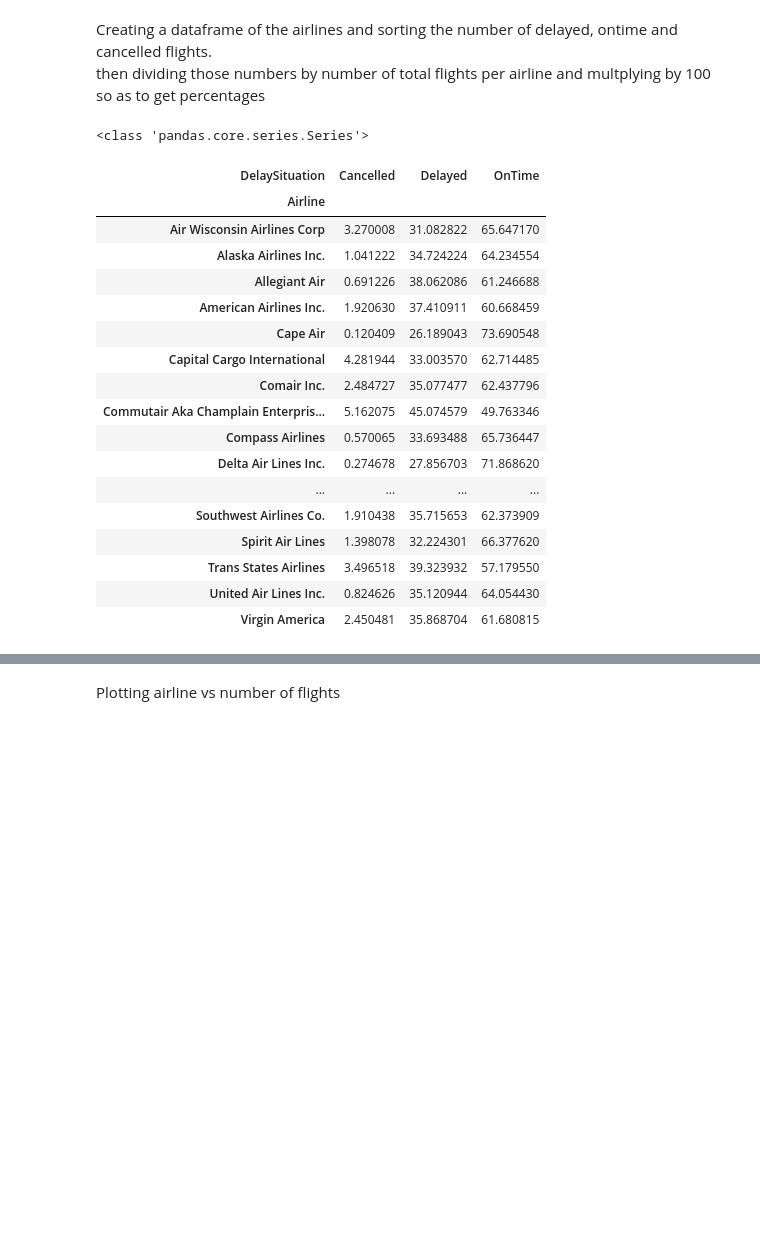
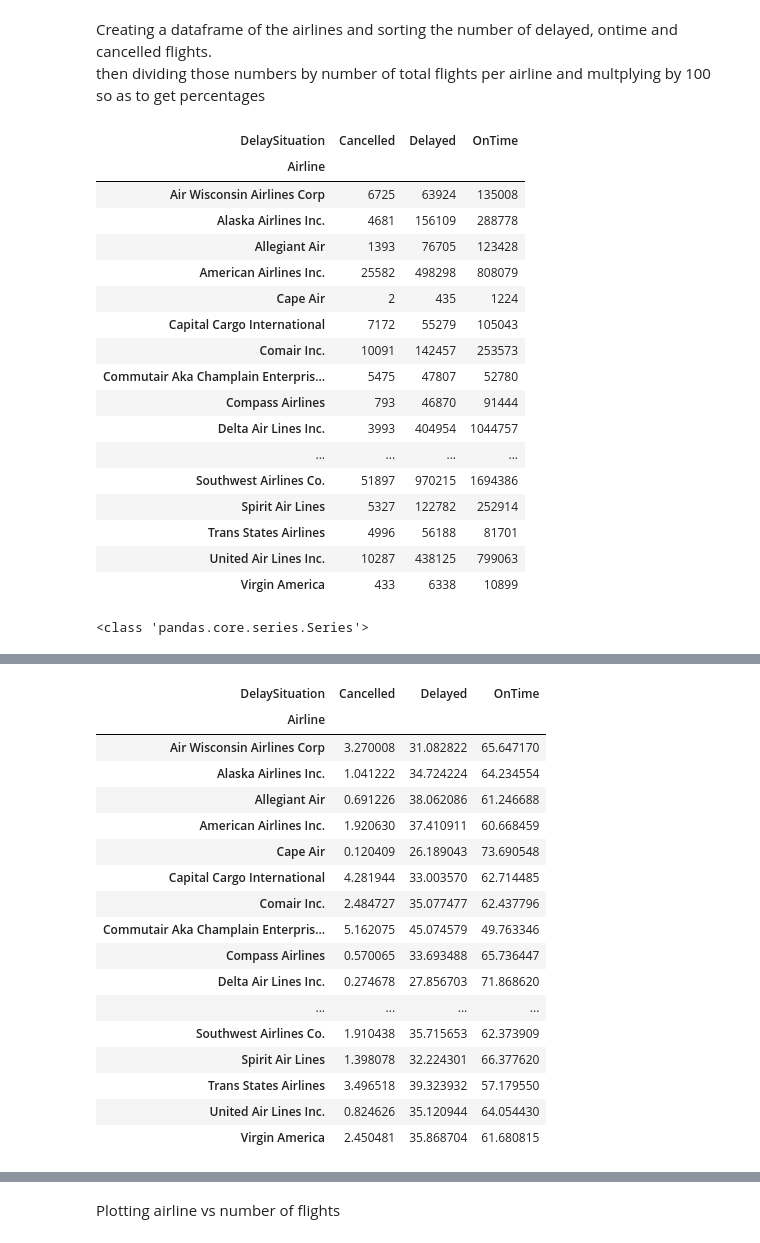
Before and after one commit to Wooniety/SC1015-Assignment, a Jupyter notebook: DeveloperFiles/M-project.ipynb, the cells around one changed output, grey strips where cells are left out. Cells and saved outputs as stored; diff of their text form; code cells hidden in the pictures; blank space fills up the shorter version.

```diff
--- a/DeveloperFiles/M-project.ipynb
+++ b/DeveloperFiles/M-project.ipynb
@@ -267,32 +258,32 @@ then dividing those numbers by number of total flights per airline and multplyin
 # %%
 flights_df['Airline'] = flights_df['Airline'].astype('category')
 airline_df = flights_df.groupby('Airline')['DelaySituation'].value_counts().unstack()
-
+display(airline_df)
 
 total_flights = airline_df.sum(axis=1)
 print(type(total_flights))
 for value in airline_df.columns:
     airline_df[value] = (airline_df[value] / total_flights)*100
 
 total_flights = total_flights.sort_values(ascending=False).index
 display(airline_df)
 # %% [output]
+| DelaySituation | Cancelled | Delayed | OnTime |
+| Airline |  |  |  |
+| Air Wisconsin Airlines Corp | 6725 | 63924 | 135008 |
+| Alaska Airlines Inc. | 4681 | 156109 | 288778 |
+| Allegiant Air | 1393 | 76705 | 123428 |
+| American Airlines Inc. | 25582 | 498298 | 808079 |
+| Cape Air | 2 | 435 | 1224 |
+| Capital Cargo International | 7172 | 55279 | 105043 |
+| Comair Inc. | 10091 | 142457 | 253573 |
+| Commutair Aka Champlain Enterpris... | 5475 | 47807 | 52780 |
+| Compass Airlines | 793 | 46870 | 91444 |
+| Delta Air Lines Inc. | 3993 | 404954 | 1044757 |
+| ... | ... | ... | ... |
+| Southwest Airlines Co. | 51897 | 970215 | 1694386 |
+| Spirit Air Lines | 5327 | 122782 | 252914 |
+| Trans States Airlines | 4996 | 56188 | 81701 |
+| United Air Lines Inc. | 10287 | 438125 | 799063 |
+| Virgin America | 433 | 6338 | 10899 |
 <class 'pandas.core.series.Series'>
-| DelaySituation | Cancelled | Delayed | OnTime |
-| Airline |  |  |  |
-| Air Wisconsin Airlines Corp | 3.270008 | 31.082822 | 65.647170 |
-| Alaska Airlines Inc. | 1.041222 | 34.724224 | 64.234554 |
-| Allegiant Air | 0.691226 | 38.062086 | 61.246688 |
-| American Airlines Inc. | 1.920630 | 37.410911 | 60.668459 |
-| Cape Air | 0.120409 | 26.189043 | 73.690548 |
-| Capital Cargo International | 4.281944 | 33.003570 | 62.714485 |
-| Comair Inc. | 2.484727 | 35.077477 | 62.437796 |
-| Commutair Aka Champlain Enterpris... | 5.162075 | 45.074579 | 49.763346 |
-| Compass Airlines | 0.570065 | 33.693488 | 65.736447 |
-| Delta Air Lines Inc. | 0.274678 | 27.856703 | 71.868620 |
-| ... | ... | ... | ... |
-| Southwest Airlines Co. | 1.910438 | 35.715653 | 62.373909 |
-| Spirit Air Lines | 1.398078 | 32.224301 | 66.377620 |
-| Trans States Airlines | 3.496518 | 39.323932 | 57.179550 |
-| United Air Lines Inc. | 0.824626 | 35.120944 | 64.054430 |
-| Virgin America | 2.450481 | 35.868704 | 61.680815 |
@@ -300,3 +290,21 @@ ImportError: cannot import name 'AxisInt' from 'pandas._typing' (/Users/mythilim
+| DelaySituation | Cancelled | Delayed | OnTime |
+| Airline |  |  |  |
+| Air Wisconsin Airlines Corp | 3.270008 | 31.082822 | 65.647170 |
+| Alaska Airlines Inc. | 1.041222 | 34.724224 | 64.234554 |
+| Allegiant Air | 0.691226 | 38.062086 | 61.246688 |
+| American Airlines Inc. | 1.920630 | 37.410911 | 60.668459 |
+| Cape Air | 0.120409 | 26.189043 | 73.690548 |
+| Capital Cargo International | 4.281944 | 33.003570 | 62.714485 |
+| Comair Inc. | 2.484727 | 35.077477 | 62.437796 |
+| Commutair Aka Champlain Enterpris... | 5.162075 | 45.074579 | 49.763346 |
+| Compass Airlines | 0.570065 | 33.693488 | 65.736447 |
+| Delta Air Lines Inc. | 0.274678 | 27.856703 | 71.868620 |
+| ... | ... | ... | ... |
+| Southwest Airlines Co. | 1.910438 | 35.715653 | 62.373909 |
+| Spirit Air Lines | 1.398078 | 32.224301 | 66.377620 |
+| Trans States Airlines | 3.496518 | 39.323932 | 57.179550 |
+| United Air Lines Inc. | 0.824626 | 35.120944 | 64.054430 |
+| Virgin America | 2.450481 | 35.868704 | 61.680815 |
 # %%
 airline_df.loc[total_flights].sort_values('OnTime', ascending=False) \
     [['OnTime','Delayed','Cancelled']] \
```
Also changed, not shown: parts of 12 cells of this notebook.
